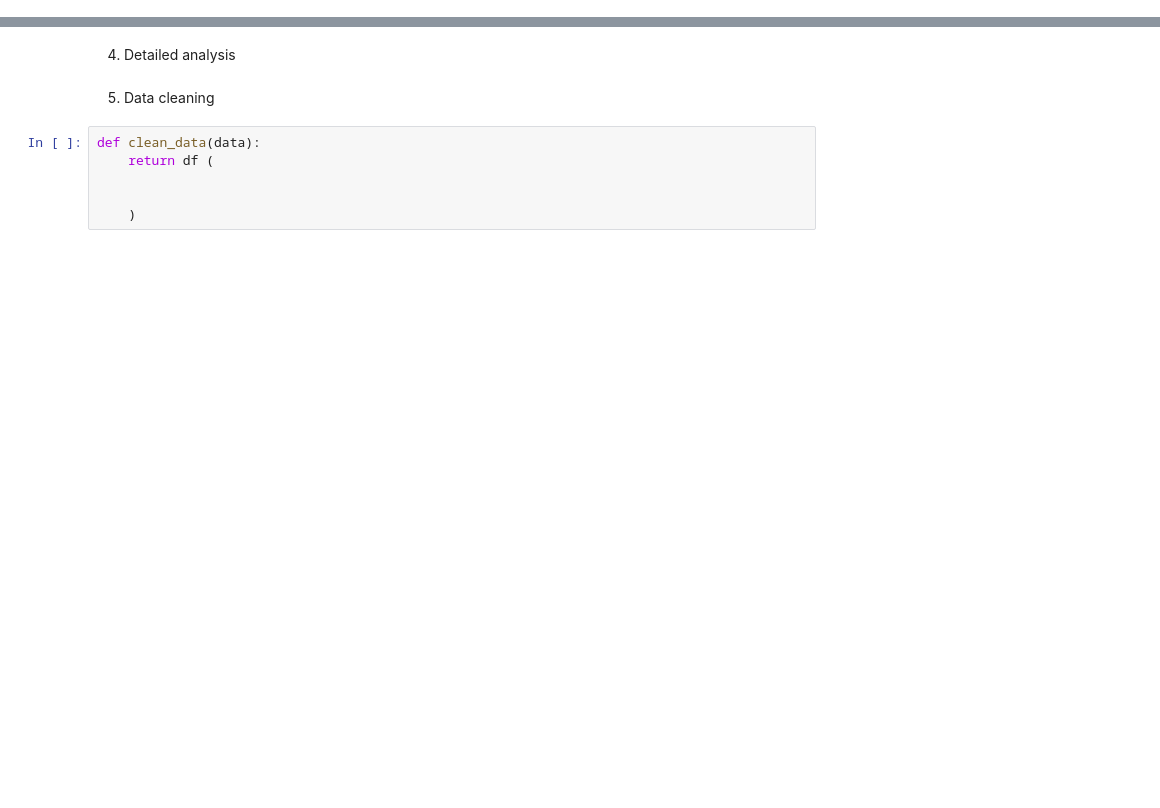
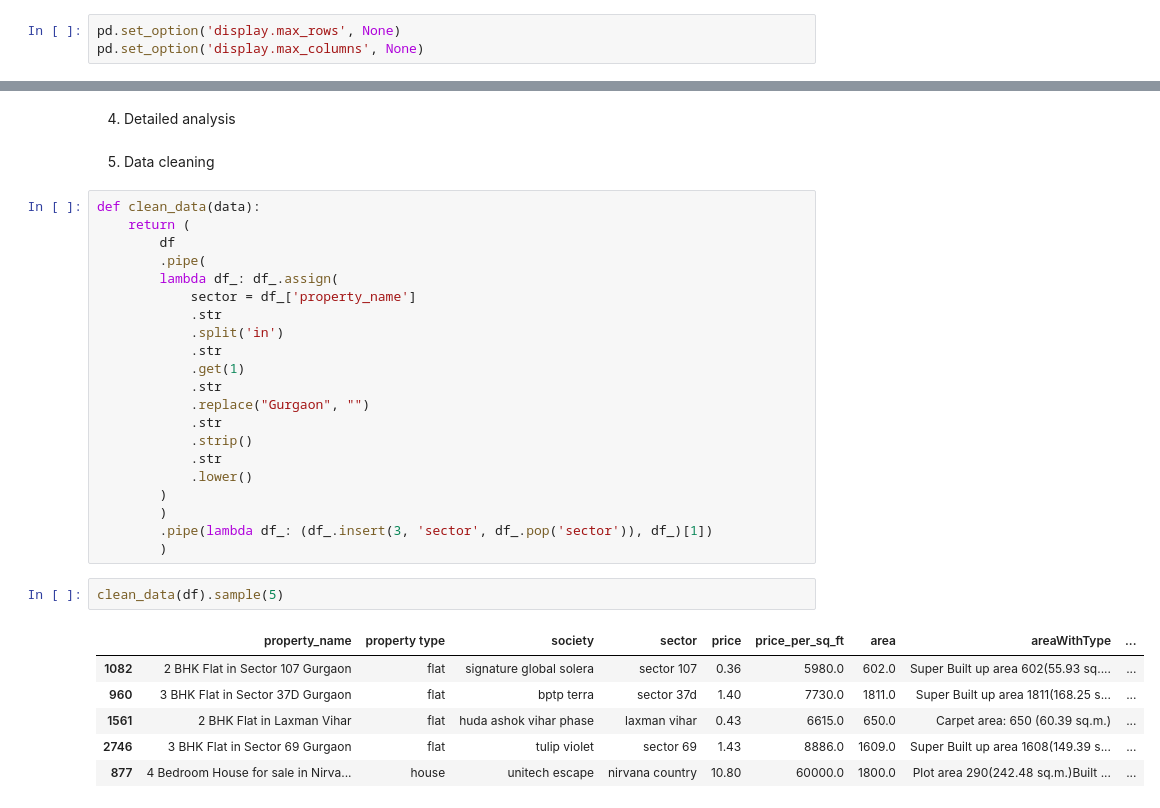
Before and after one commit to abhishek-saurav/real_estate_project, a Jupyter notebook: Data Cleaning/data cleaning level 2.ipynb, the cells around one changed output, grey strips where cells are left out. Drawn from its saved outputs; the diff is of its cells as text; blank space fills up the shorter version.

Commit message:
v1 cleaned file created

```diff
--- a/Data Cleaning/data cleaning level 2.ipynb
+++ b/Data Cleaning/data cleaning level 2.ipynb
@@ -1,3 +3,6 @@
+# %%
+pd.set_option('display.max_rows', None)
+pd.set_option('display.max_columns', None)
 # %% [markdown]
 1. Importing libraries
 # %%
@@ -83,9 +175,33 @@ dtype: int64
 4. Detailed analysis
 # %% [markdown]
 5. Data cleaning
-# %%
-def clean_data(data):
-    return df (
-
-
-    )
+# %%
+def clean_data(data):
+    return (
+        df
+        .pipe(
+        lambda df_: df_.assign(
+            sector = df_['property_name']
+            .str
+            .split('in')
+            .str
+            .get(1)
+            .str
+            .replace("Gurgaon", "")
+            .str
+            .strip()
+            .str
+            .lower()
+        )
+        )
+        .pipe(lambda df_: (df_.insert(3, 'sector', df_.pop('sector')), df_)[1])
+        )
+# %%
+clean_data(df).sample(5)
+# %% [output]
+|  | property_name | property type | society | sector | price | price_per_sq_ft | area | areaWithType | ... |
+| 1082 | 2 BHK Flat in Sector 107 Gurgaon | flat | signature global solera | sector 107 | 0.36 | 5980.0 | 602.0 | Super Built up area 602(55.93 sq.... | ... |
+| 960 | 3 BHK Flat in Sector 37D Gurgaon | flat | bptp terra | sector 37d | 1.40 | 7730.0 | 1811.0 | Super Built up area 1811(168.25 s... | ... |
+| 1561 | 2 BHK Flat in Laxman Vihar | flat | huda ashok vihar phase | laxman vihar | 0.43 | 6615.0 | 650.0 | Carpet area: 650 (60.39 sq.m.) | ... |
+| 2746 | 3 BHK Flat in Sector 69 Gurgaon | flat | tulip violet | sector 69 | 1.43 | 8886.0 | 1609.0 | Super Built up area 1608(149.39 s... | ... |
+| 877 | 4 Bedroom House for sale in Nirva... | house | unitech escape | nirvana country | 10.80 | 60000.0 | 1800.0 | Plot area 290(242.48 sq.m.)Built ... | ... |
```
Also changed, not shown: parts of 8 cells of this notebook, 1 other file.
